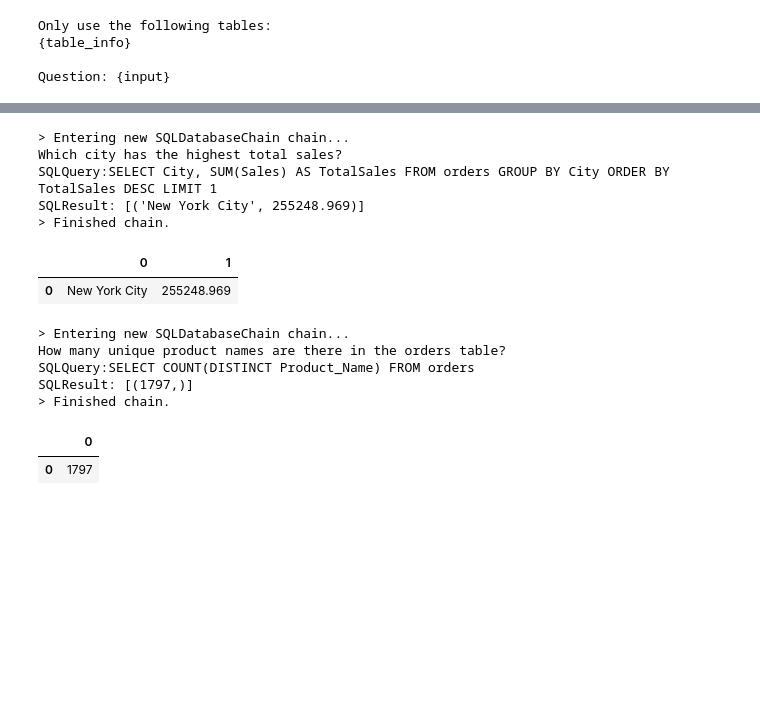
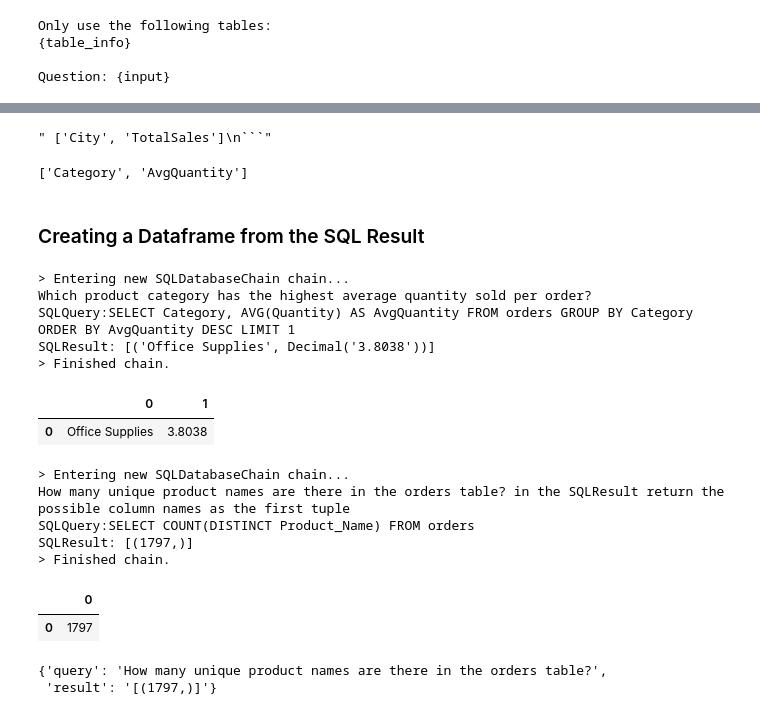
Before and after one commit to DennisChangach/Text_To_SQL_Superstore_Dataset, a Jupyter notebook: notebook.ipynb, the cells around one changed output, grey strips where cells are left out. Drawn from its saved outputs; the diff is of its cells as text; code cells hidden in the pictures; blank space fills up the shorter version.

````diff
--- a/notebook.ipynb
+++ b/notebook.ipynb
@@ -261,9 +251,10 @@ few_shot_prompt = FewShotPromptTemplate(
 )
 # %%
 #Chain_
-new_chain = SQLDatabaseChain.from_llm(llm, db, verbose=True, prompt=few_shot_prompt,return_direct=True)
+new_chain = SQLDatabaseChain.from_llm(llm, db, verbose=True, prompt=few_shot_prompt,
+                                      return_direct=True,return_intermediate_steps=True)
 # %%
 #Checking how the new chain performs
-new_chain("Which city has the highest total sales?")
+response = new_chain("Which product category has the highest average quantity sold per order?")
 # %% [output]
 > Entering new SQLDatabaseChain chain...
@@ -275,0 +308,4 @@ SQLResult: [('New York City', 255248.969)]
+# %%
+column_names.split('=')[1]
+# %% [output]
+" ['City', 'TotalSales']\n```"
@@ -276,3 +338,9 @@ SQLResult: [('New York City', 255248.969)]
+# %%
+get_column_names(response)
+# %% [output]
+['Category', 'AvgQuantity']
+# %% [markdown]
+### Creating a Dataframe from the SQL Result
 # %%
 #Function to return dataframe
 def return_df(response):
@@ -280,26 +348,31 @@ def return_df(response):
     df = pd.DataFrame(result_list)
     return df
 # %%
-response = new_chain("Which city has the highest total sales?")
+response = new_chain("Which product category has the highest average quantity sold per order?")
 df = return_df(response)
 df.head()
 # %% [output]
 > Entering new SQLDatabaseChain chain...
-Which city has the highest total sales?
-SQLQuery:SELECT City, SUM(Sales) AS TotalSales FROM orders GROUP BY City ORDER BY TotalSales DESC LIMIT 1
-SQLResult: [('New York City', 255248.969)]
+Which product category has the highest average quantity sold per order?
+SQLQuery:SELECT Category, AVG(Quantity) AS AvgQuantity FROM orders GROUP BY Category ORDER BY AvgQuantity DESC LIMIT 1
+SQLResult: [('Office Supplies', Decimal('3.8038'))]
 > Finished chain.
 |  | 0 | 1 |
-| 0 | New York City | 255248.969 |
+| 0 | Office Supplies | 3.8038 |
 # %%
-response = new_chain("How many unique product names are there in the orders table?")
+response = new_chain("How many unique product names are there in the orders table? in the SQLResult return the possible column names as the first tuple")
 df = return_df(response)
 df.head()
 # %% [output]
 > Entering new SQLDatabaseChain chain...
-How many unique product names are there in the orders table?
+How many unique product names are there in the orders table? in the SQLResult return the possible column names as the first tuple
 SQLQuery:SELECT COUNT(DISTINCT Product_Name) FROM orders
 SQLResult: [(1797,)]
 > Finished chain.
 |  | 0 |
 | 0 | 1797 |
+# %%
+response
+# %% [output]
+{'query': 'How many unique product names are there in the orders table?',
+ 'result': '[(1797,)]'}
````
Also changed, not shown: parts of 26 cells of this notebook, 4 other files.
